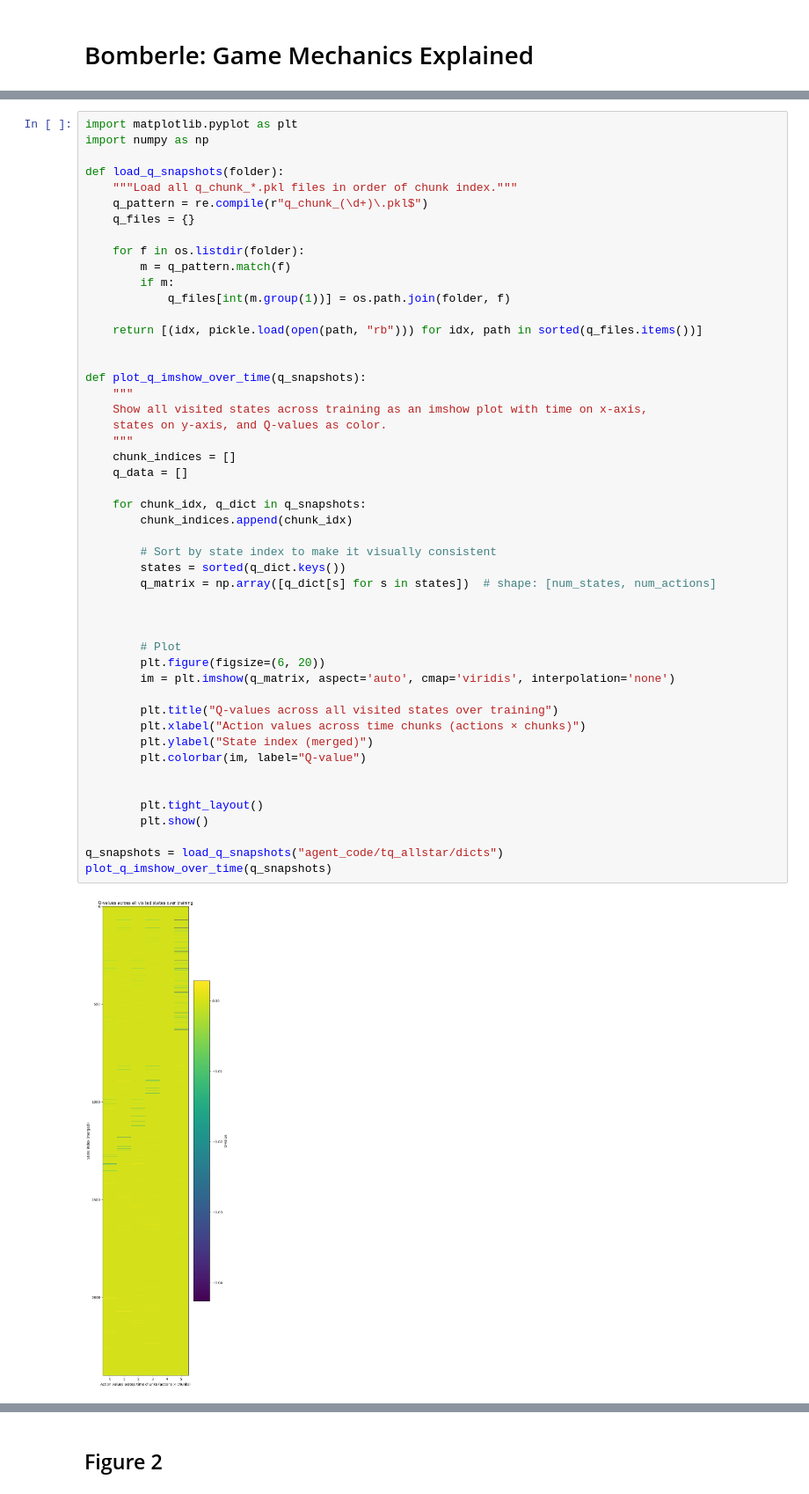
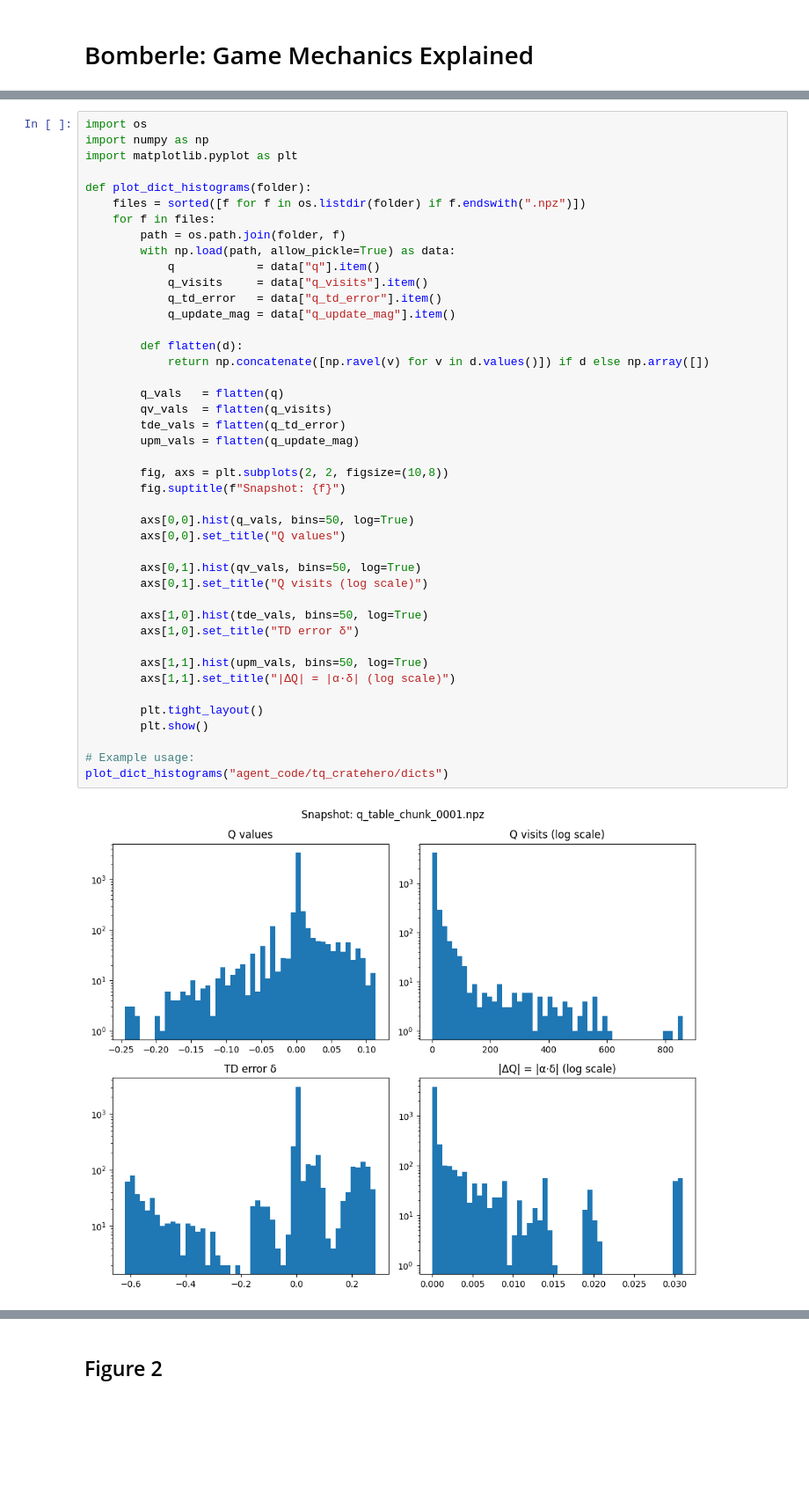
Before and after one commit to KunkelAlexander/bomberman_rl, a Jupyter notebook: blog.ipynb, the cells around one changed output, grey strips where cells are left out. Shown: that part at 88% size. Saved outputs shown, nothing was run; the diff lists cells and outputs as text; blank space fills up the shorter version.

```diff
--- a/blog.ipynb
+++ b/blog.ipynb
@@ -115,51 +299,45 @@ plt.show()
 # %%
+import os
+import numpy as np
 import matplotlib.pyplot as plt
-import numpy as np
 
-def load_q_snapshots(folder):
-    """Load all q_chunk_*.pkl files in order of chunk index."""
-    q_pattern = re.compile(r"q_chunk_(\d+)\.pkl$")
-    q_files = {}
+def plot_dict_histograms(folder):
+    files = sorted([f for f in os.listdir(folder) if f.endswith(".npz")])
+    for f in files:
+        path = os.path.join(folder, f)
+        with np.load(path, allow_pickle=True) as data:
+            q            = data["q"].item()
+            q_visits     = data["q_visits"].item()
+            q_td_error   = data["q_td_error"].item()
+            q_update_mag = data["q_update_mag"].item()
 
-    for f in os.listdir(folder):
-        m = q_pattern.match(f)
-        if m:
-            q_files[int(m.group(1))] = os.path.join(folder, f)
+        def flatten(d):
+            return np.concatenate([np.ravel(v) for v in d.values()]) if d else np.array([])
 
-    return [(idx, pickle.load(open(path, "rb"))) for idx, path in sorted(q_files.items())]
+        q_vals   = flatten(q)
+        qv_vals  = flatten(q_visits)
+        tde_vals = flatten(q_td_error)
+        upm_vals = flatten(q_update_mag)
 
+        fig, axs = plt.subplots(2, 2, figsize=(10,8))
+        fig.suptitle(f"Snapshot: {f}")
 
-def plot_q_imshow_over_time(q_snapshots):
-    """
-    Show all visited states across training as an imshow plot with time on x-axis,
-    states on y-axis, and Q-values as color.
-    """
-    chunk_indices = []
-    q_data = []
+        axs[0,0].hist(q_vals, bins=50, log=True)
+        axs[0,0].set_title("Q values")
 
-    for chunk_idx, q_dict in q_snapshots:
-        chunk_indices.append(chunk_idx)
+        axs[0,1].hist(qv_vals, bins=50, log=True)
+        axs[0,1].set_title("Q visits (log scale)")
 
-        # Sort by state index to make it visually consistent
-        states = sorted(q_dict.keys())
-        q_matrix = np.array([q_dict[s] for s in states])  # shape: [num_states, num_actions]
+        axs[1,0].hist(tde_vals, bins=50, log=True)
+        axs[1,0].set_title("TD error δ")
 
-
-
-        # Plot
-        plt.figure(figsize=(6, 20))
-        im = plt.imshow(q_matrix, aspect='auto', cmap='viridis', interpolation='none')
-
-        plt.title("Q-values across all visited states over training")
-        plt.xlabel("Action values across time chunks (actions × chunks)")
-        plt.ylabel("State index (merged)")
-        plt.colorbar(im, label="Q-value")
-
+        axs[1,1].hist(upm_vals, bins=50, log=True)
+        axs[1,1].set_title("|ΔQ| = |α·δ| (log scale)")
 
         plt.tight_layout()
         plt.show()
 
-q_snapshots = load_q_snapshots("agent_code/tq_allstar/dicts")
-plot_q_imshow_over_time(q_snapshots)
+# Example usage:
+plot_dict_histograms("agent_code/tq_cratehero/dicts")
 # %% [output]
-[figure, old version]
+[figure, new version]
```
Also changed, not shown: parts of 19 cells of this notebook, 10 other files.
